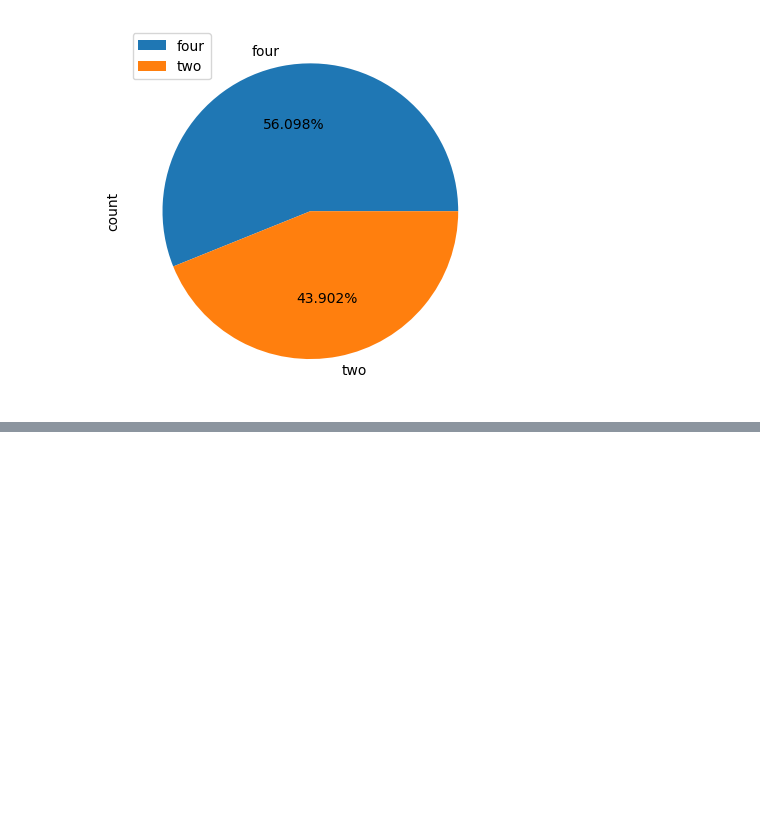
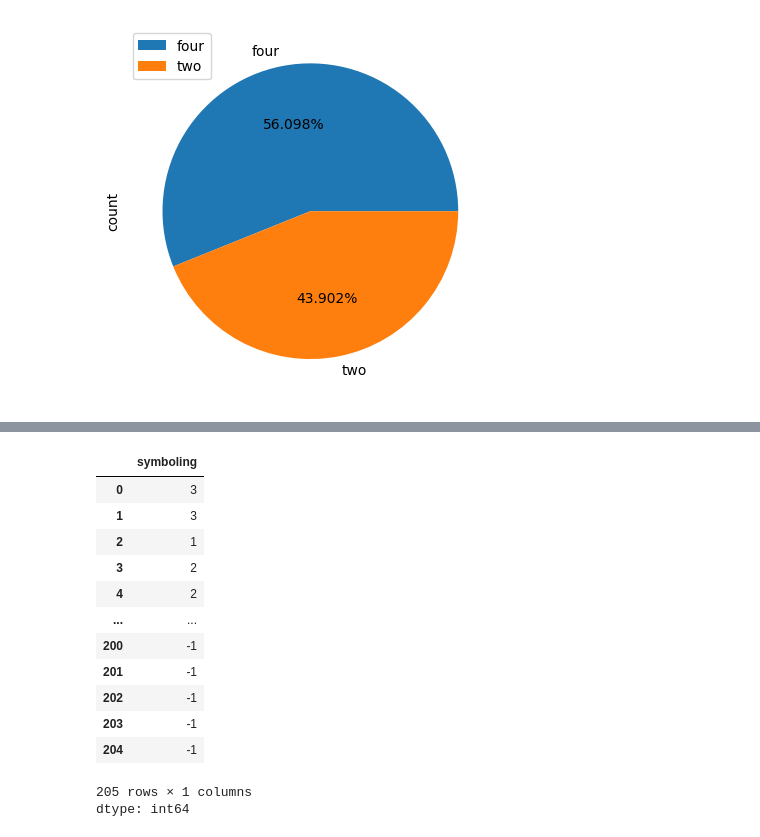
Before and after one commit to Sru-j/daily_lab_activities, a Jupyter notebook: car_dataset.ipynb, the cells around one changed output, grey strips where cells are left out. Drawn from its saved outputs; the diff is of its cells as text; code cells hidden in the pictures; blank space fills up the shorter version.

```diff
--- a/car_dataset.ipynb
+++ b/car_dataset.ipynb
@@ -230,0 +275,17 @@ plt.show()
+# %%
+df['symboling']
+# %% [output]
+|  | symboling |
+| 0 | 3 |
+| 1 | 3 |
+| 2 | 1 |
+| 3 | 2 |
+| 4 | 2 |
+| ... | ... |
+| 200 | -1 |
+| 201 | -1 |
+| 202 | -1 |
+| 203 | -1 |
+| 204 | -1 |
+205 rows × 1 columns
+dtype: int64
```
Also changed, not shown: parts of 4 cells of this notebook.
